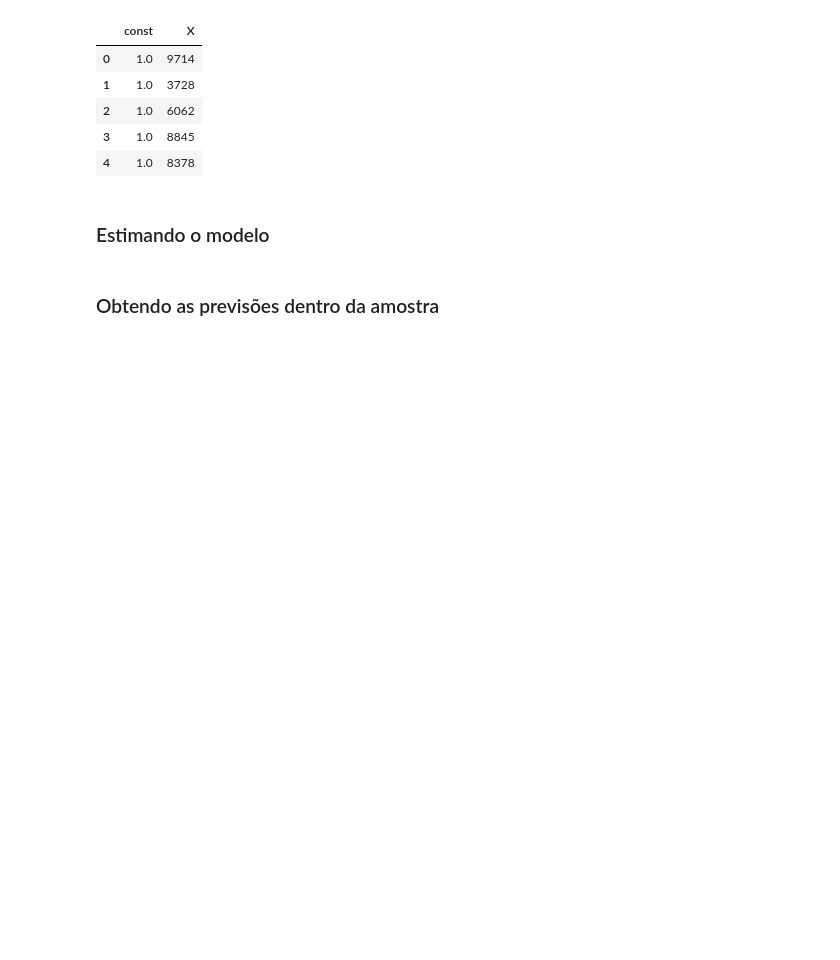
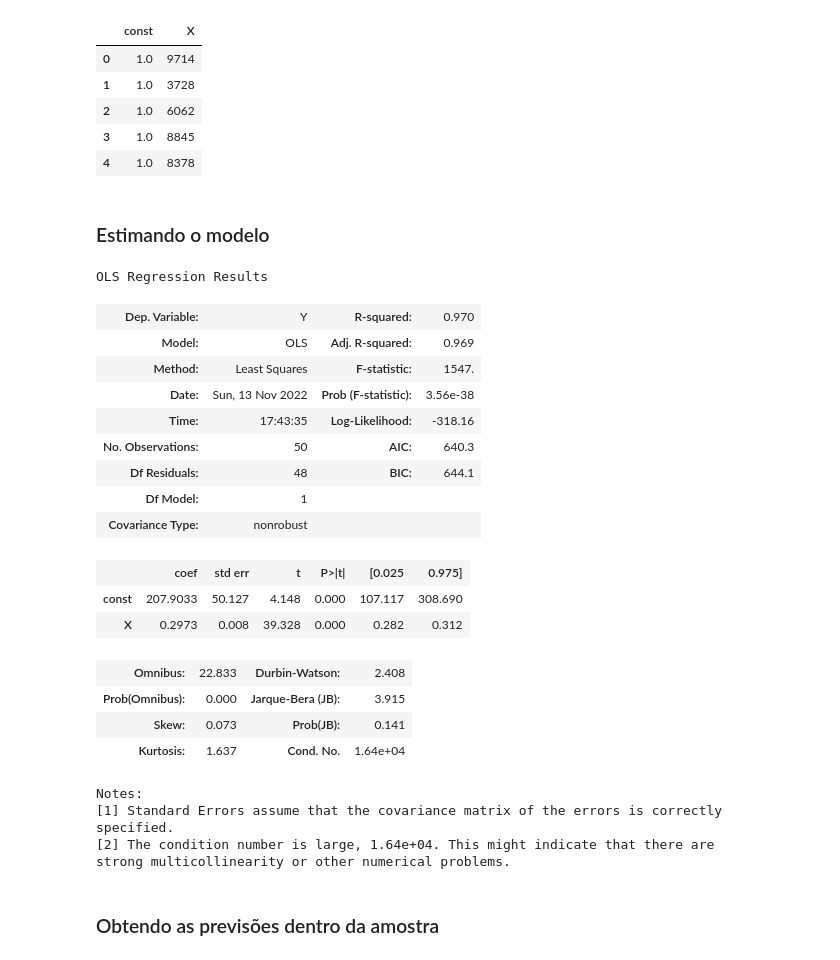
Before and after one commit to fcardosoo/Alura-012-Estatistica-com-Python-Correlacao-e-Regressao, a Jupyter notebook: Curso_de_Estatística_Parte_4.ipynb, the cells around one changed output. Saved outputs shown, nothing was run; the diff lists cells and outputs as text; code cells hidden in the pictures; blank space fills up the shorter version.

```diff
--- a/Curso_de_Estatística_Parte_4.ipynb
+++ b/Curso_de_Estatística_Parte_4.ipynb
@@ -253,6 +253,33 @@ X.head()
 | 4 | 1.0 | 8378 |
 # %% [markdown]
 ### Estimando o modelo
+# %%
+# OLS = Mínimos quadrados ordinários
+resultado_regressao = sm.OLS(Y, X).fit()
+# %%
+resultado_regressao.summary()
+# %% [output]
+OLS Regression Results
+| Dep. Variable: | Y | R-squared: | 0.970 |
+| Model: | OLS | Adj. R-squared: | 0.969 |
+| Method: | Least Squares | F-statistic: | 1547. |
+| Date: | Sun, 13 Nov 2022 | Prob (F-statistic): | 3.56e-38 |
+| Time: | 17:43:35 | Log-Likelihood: | -318.16 |
+| No. Observations: | 50 | AIC: | 640.3 |
+| Df Residuals: | 48 | BIC: | 644.1 |
+| Df Model: | 1 |  |  |
+| Covariance Type: | nonrobust |  |  |
+|  | coef | std err | t | P>|t| | [0.025 | 0.975] |
+| const | 207.9033 | 50.127 | 4.148 | 0.000 | 107.117 | 308.690 |
+| X | 0.2973 | 0.008 | 39.328 | 0.000 | 0.282 | 0.312 |
+| Omnibus: | 22.833 | Durbin-Watson: | 2.408 |
+| Prob(Omnibus): | 0.000 | Jarque-Bera (JB): | 3.915 |
+| Skew: | 0.073 | Prob(JB): | 0.141 |
+| Kurtosis: | 1.637 | Cond. No. | 1.64e+04 |
+Notes:
+[1] Standard Errors assume that the covariance matrix of the errors is correctly specified.
+[2] The condition number is large, 1.64e+04. This might indicate that there are
+strong multicollinearity or other numerical problems.
 # %% [markdown]
 ### Obtendo as previsões dentro da amostra
 # %% [markdown]
```
